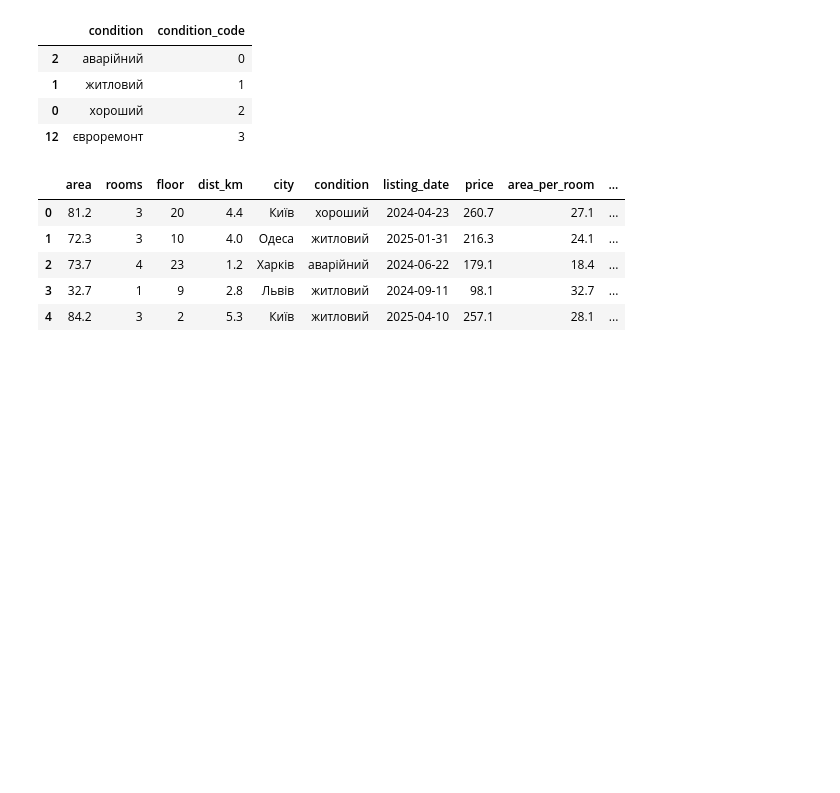
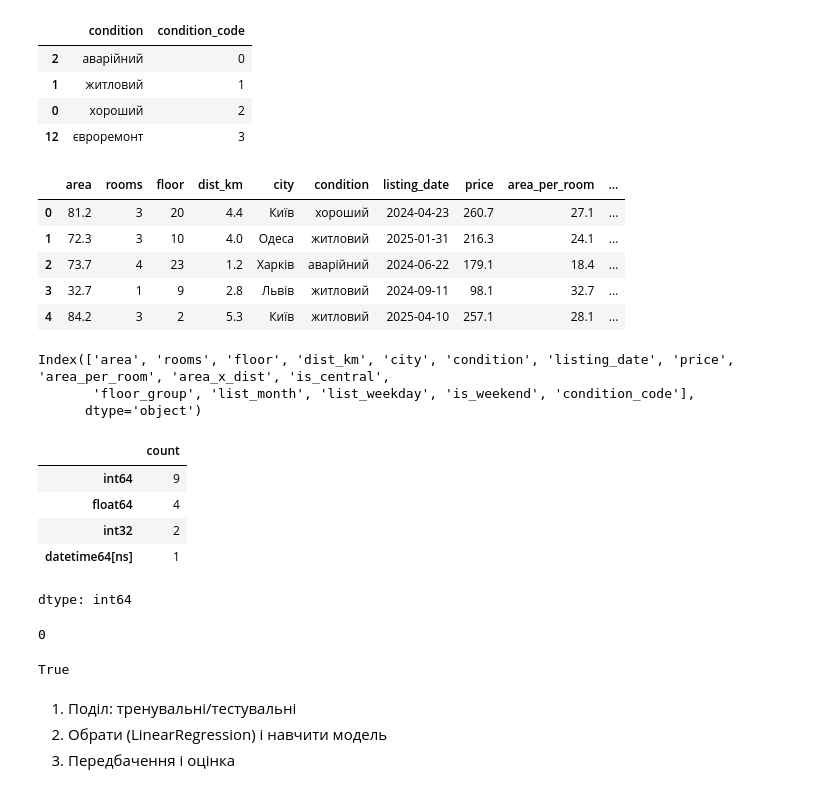
Before and after one commit to KsiuTretyakova/DTA-2026, a Jupyter notebook: ML/ML_feature_engineering_categorical_features.ipynb, the cells around one changed output. Saved outputs shown, nothing was run; the diff lists cells and outputs as text; code cells hidden in the pictures; blank space fills up the shorter version.

Commit message:
assemble data

```diff
--- a/ML/ML_feature_engineering_categorical_features.ipynb
+++ b/ML/ML_feature_engineering_categorical_features.ipynb
@@ -226,3 +245,44 @@ df.head()
 | 2 | 73.7 | 4 | 23 | 1.2 | Харків | аварійний | 2024-06-22 | 179.1 | 18.4 | ... |
 | 3 | 32.7 | 1 | 9 | 2.8 | Львів | житловий | 2024-09-11 | 98.1 | 32.7 | ... |
 | 4 | 84.2 | 3 | 2 | 5.3 | Київ | житловий | 2025-04-10 | 257.1 | 28.1 | ... |
+# %%
+df.columns
+# %% [output]
+Index(['area', 'rooms', 'floor', 'dist_km', 'city', 'condition', 'listing_date', 'price', 'area_per_room', 'area_x_dist', 'is_central',
+       'floor_group', 'list_month', 'list_weekday', 'is_weekend', 'condition_code'],
+      dtype='object')
+# %%
+numeric_cols = ['area', 'rooms', 'floor', 'dist_km', 'listing_date', 'area_per_room', 'area_x_dist', 'is_central',
+       'list_month', 'list_weekday', 'is_weekend', 'condition_code']
+
+X = pd.concat([
+    df[numeric_cols],
+    pd.DataFrame(encoded, index=df.index, columns=ohe.get_feature_names_out(['city'])).astype(int)
+    # apt_demo['condition_code']
+], axis=1)
+
+y = df['price']
+
+
+# X.head()
+# %%
+X.dtypes.value_counts()
+# %% [output]
+|  | count |
+| int64 | 9 |
+| float64 | 4 |
+| int32 | 2 |
+| datetime64[ns] | 1 |
+dtype: int64
+# %%
+int(X.isna().sum().sum())
+# %% [output]
+0
+# %%
+len(X) == len(y)
+# %% [output]
+True
+# %% [markdown]
+1) Поділ: тренувальні/тестувальні
+2) Обрати (LinearRegression) і навчити модель
+3) Передбачення і оцінка
```
Also changed, not shown: parts of 1 cell of this notebook.
